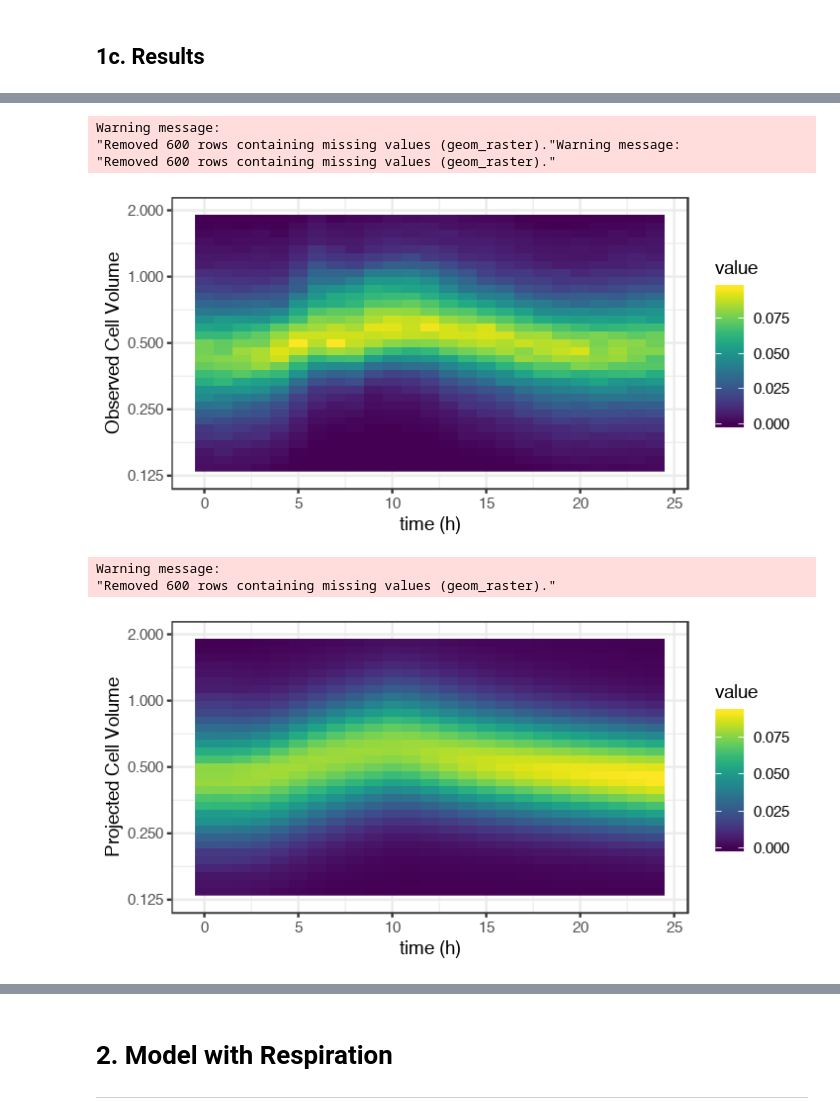
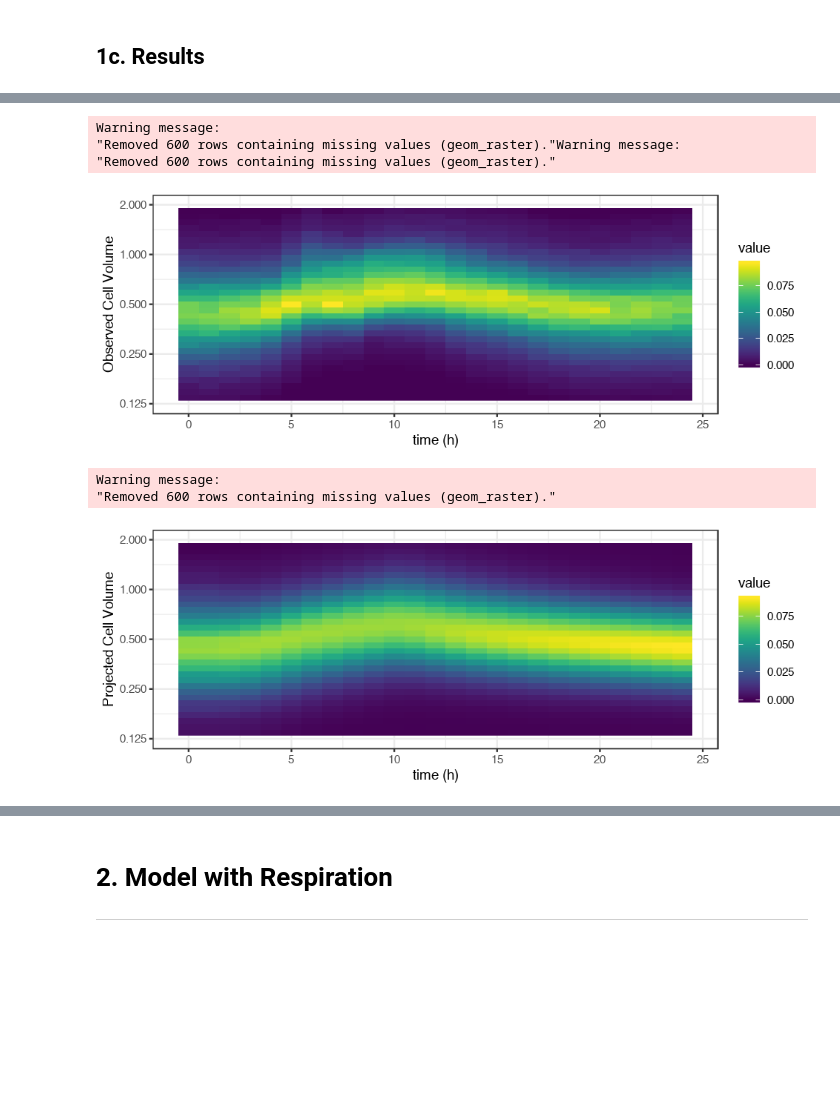
Before and after one commit to fribalet/ssPopModel, a Jupyter notebook: inst/ssMatrixModel_tests.ipynb, the cells around one changed output, grey strips where cells are left out. Saved outputs shown, nothing was run; the diff lists cells and outputs as text; code cells hidden in the pictures; blank space fills up the shorter version.

```diff
--- a/inst/ssMatrixModel_tests.ipynb
+++ b/inst/ssMatrixModel_tests.ipynb
@@ -364,17 +356,16 @@ plot(mu_N[-c(1:2)],type='o', ylim=c(0,0.06), xlab='time after dawn', ylab="Div r
 # %%
-#ggplot(melt(Vproj), aes(Var2,Var1, fill=value)) + geom_raster() + scale_y_continuous(trans='log2') + viridis::scale_fill_viridis()
-options(repr.plot.width=6, repr.plot.height=3)
+options(repr.plot.width=8, repr.plot.height=3)
 
 ggplot(melt(V.hists), aes(Var2/3600,Var1, fill=value)) + geom_raster() + scale_y_continuous(trans='log2',limits = c(0.125, 2)) + theme_bw() + labs(x='time (h)', y= 'Observed Cell Volume') + scale_fill_gradientn(colors=viridis::viridis(100))
 
 ggplot(melt(Vproj), aes(Var2/3600,Var1, fill=value)) + geom_raster() + scale_y_continuous(trans='log2',limits = c(0.125, 2)) + theme_bw() + labs(x='time (h)', y= 'Projected Cell Volume') + scale_fill_gradientn(colors=viridis::viridis(100))
 
 ggplot(melt(V.hists - Vproj), aes(Var2/3600,Var1, fill=value)) + geom_raster() + scale_y_continuous(trans='log2',limits = c(0.125, 2)) + theme_bw() + labs(x='time (h)', y= 'Diff obs-proj') + scale_fill_gradientn(colors=viridis::viridis(100))
 # %% [output]
 Warning message:
 "Removed 600 rows containing missing values (geom_raster)."Warning message:
 "Removed 600 rows containing missing values (geom_raster)."
-[figure, old version]
+[figure, new version]
 Warning message:
 "Removed 600 rows containing missing values (geom_raster)."
-[figure, old version]
+[figure, new version]
```
Also changed, not shown: parts of 21 cells of this notebook.
